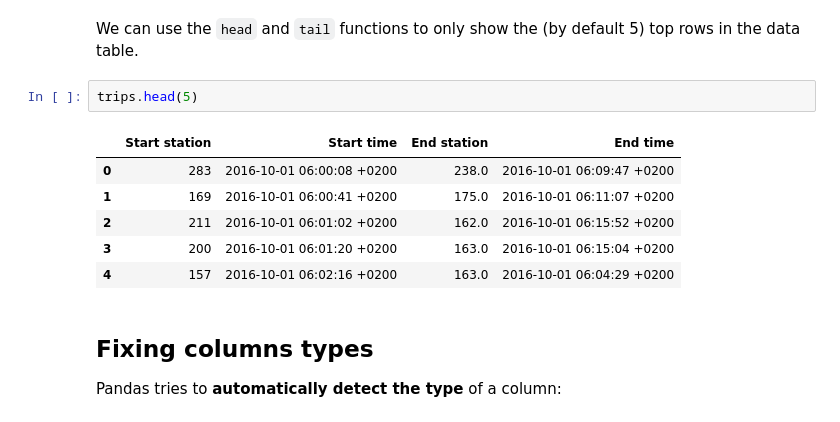
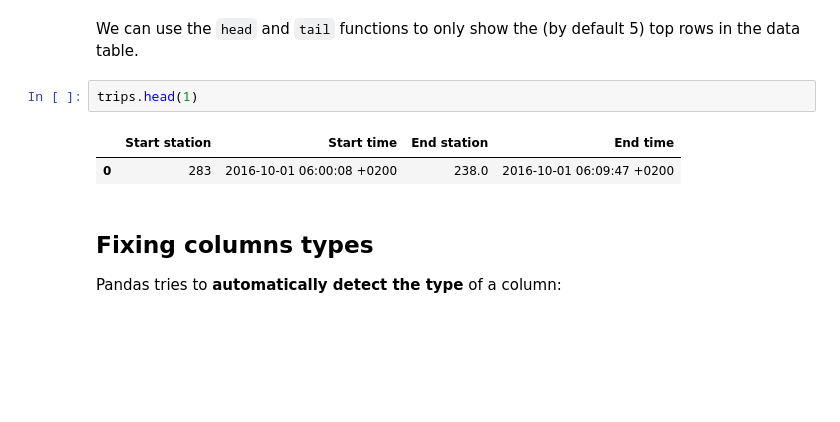
Before and after one commit to BI-DS/GRA4157, a Jupyter notebook: lectures/04-pandas/04-pandas.ipynb, the cells around one changed output. Cells and saved outputs as stored; diff of their text form; blank space fills up the shorter version.

```diff
--- a/lectures/04-pandas/04-pandas.ipynb
+++ b/lectures/04-pandas/04-pandas.ipynb
@@ -338,14 +343,10 @@ trips.head()
 # %% [markdown]
 We can use the `head` and `tail` functions to only show the (by default 5) top rows in the data table.
 # %%
-trips.head(5)
+trips.head(1)
 # %% [output]
 |  | Start station | Start time | End station | End time |
 | 0 | 283 | 2016-10-01 06:00:08 +0200 | 238.0 | 2016-10-01 06:09:47 +0200 |
-| 1 | 169 | 2016-10-01 06:00:41 +0200 | 175.0 | 2016-10-01 06:11:07 +0200 |
-| 2 | 211 | 2016-10-01 06:01:02 +0200 | 162.0 | 2016-10-01 06:15:52 +0200 |
-| 3 | 200 | 2016-10-01 06:01:20 +0200 | 163.0 | 2016-10-01 06:15:04 +0200 |
-| 4 | 157 | 2016-10-01 06:02:16 +0200 | 163.0 | 2016-10-01 06:04:29 +0200 |
 # %% [markdown]
 ## Fixing columns types
 
```
Also changed, not shown: parts of 30 cells of this notebook, 6 other files.
